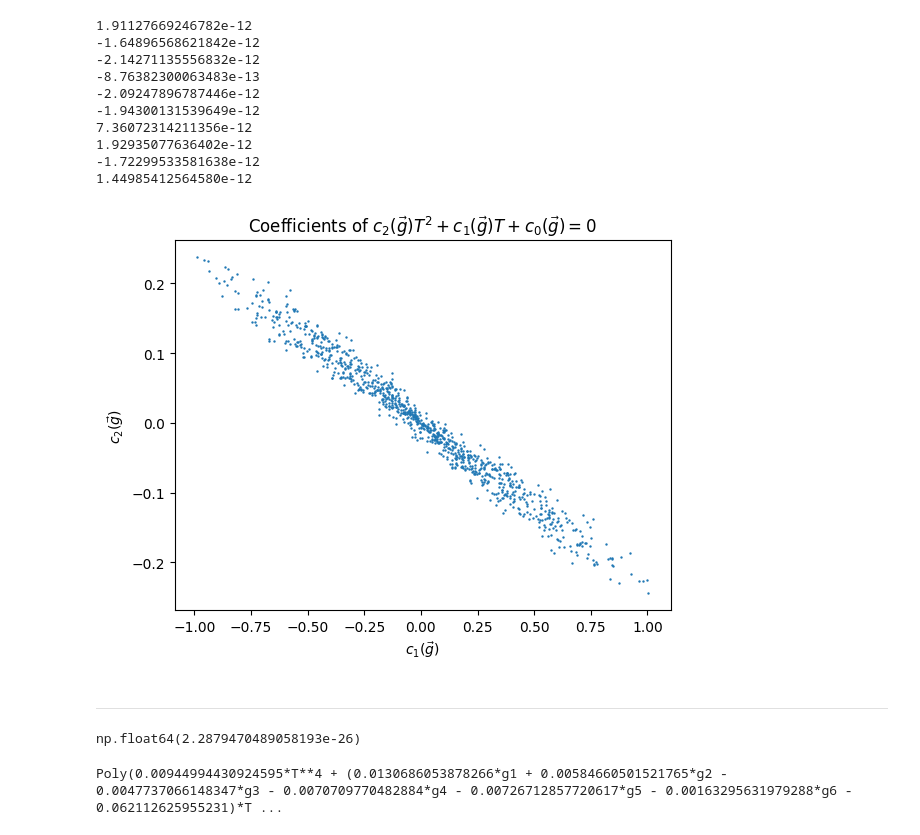
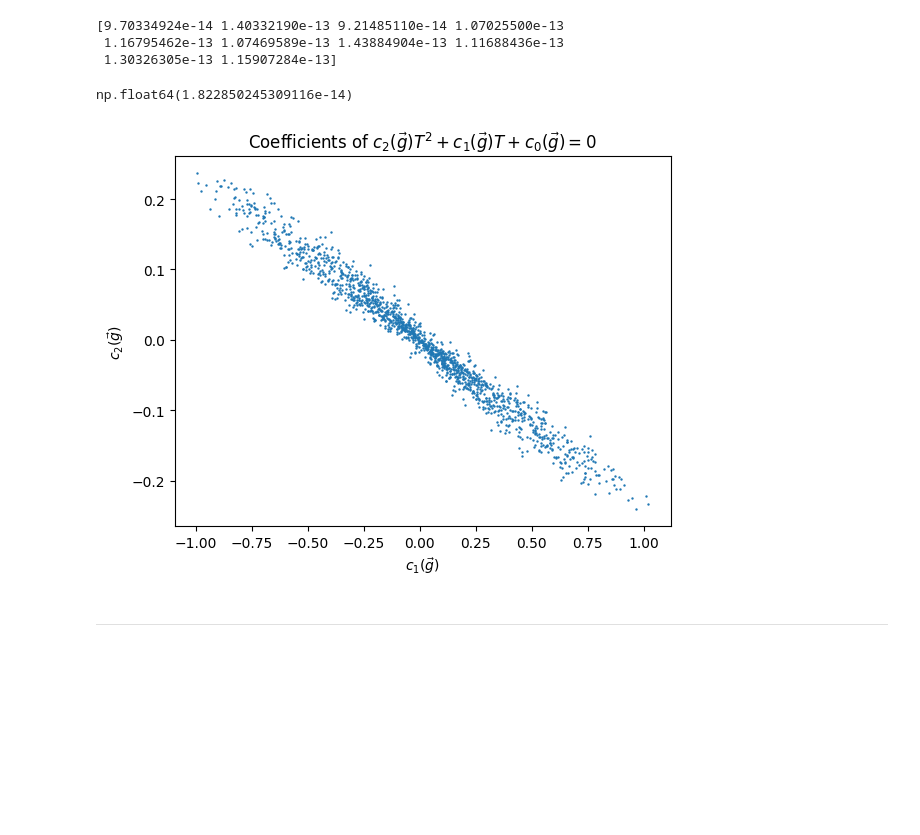
Before and after one commit to goessl/challenge-question, a Jupyter notebook: docs/going_vectorial/degree_3/rho3_implicit_fit.ipynb, the cells around one changed output. Saved outputs shown, nothing was run; the diff lists cells and outputs as text; code cells hidden in the pictures; blank space fills up the shorter version.

```diff
--- a/docs/going_vectorial/degree_3/rho3_implicit_fit.ipynb
+++ b/docs/going_vectorial/degree_3/rho3_implicit_fit.ipynb
@@ -3,17 +3,13 @@ import numpy as np
 from cq.numeric import *
 
 D = 3
-n = 2000
-gs, Ts = [], []
-T_matrix = T_matrix(D)
-for _ in range(n):
-    v, w = rand_ortho_pair(D+1)
-    rho = states_to_density(v, w)
-    T = (rho @ T_matrix).trace()
-    g = rho_to_g(rho)
-    Ts.append(T)
-    gs.append(g)
-gs, Ts = np.array(gs), np.array(Ts)
+n = 5000
+
+v, w = rand_ortho_pair(D+1, n)
+T = hermfkin(v) + hermfkin(w)
+rho = states_to_density(v, w)
+gs = rho_to_g(rho)
+gs, Ts = np.array(gs), np.array(T)
 # %%
 from sklearn.model_selection import train_test_split
 
@@ -167,64 +126,26 @@ $\displaystyle \operatorname{Poly}{\left( \left(- 0.0601966386285496 g_{1} + 0.0
 # %%
-from itertools import islice
-
-for g, T in islice(zip(gs, Ts), 10):
-    print(poly.subs(dict(zip(sp.symbols(f'g:{len(g)}'), g)) | {sp.Symbol('T'):T}))
+print(p(X_test[:10]))
+np.std(p(X_test))
 # %% [output]
-1.91127669246782e-12
--1.64896568621842e-12
--2.14271135556832e-12
--8.76382300063483e-13
--2.09247896787446e-12
--1.94300131539649e-12
-7.36072314211356e-12
-1.92935077636402e-12
--1.72299533581638e-12
-1.44985412564580e-12
+[9.70334924e-14 1.40332190e-13 9.21485110e-14 1.07025500e-13
+ 1.16795462e-13 1.07469589e-13 1.43884904e-13 1.11688436e-13
+ 1.30326305e-13 1.15907284e-13]
+np.float64(1.822850245309116e-14)
 # %%
 import matplotlib.pyplot as plt
-from tqdm.notebook import trange
+from tqdm.auto import tqdm
 
 fig, ax = plt.subplots()
 
-firsts, seconds = [], []
-for i in trange(1000):
-    g = gs[-i]
-    tmp = sp.Poly(poly.subs(dict(zip(sp.symbols(f'g:{len(g)}'), g))), sp.Symbol('T'))
-    firsts.append(float(tmp.as_dict().get((1,), 0)))
-    seconds.append(float(tmp.as_dict().get((2,), 0)))
+r = p.reduce(X_test[:,:-1]) #polynomials just in T
+assert np.allclose(r[:,-1], 0)
 
-plt.scatter(firsts, seconds, marker='o', s=(72./fig.dpi)**2)
+plt.scatter(r[:,1], r[:,2], marker='o', s=(72./fig.dpi)**2)
 plt.title(r'Coefficients of $c_2(\vec{g})T^2+c_1(\vec{g})T+c_0(\vec{g})=0$')
 plt.xlabel(r'$c_1(\vec{g})$')
 plt.ylabel(r'$c_2(\vec{g})$')
 plt.show()
 # %% [output]
-[figure, old version]
+[figure, new version]
 # %% [markdown]
 ---
-# %%
-p = ImplicitPolynomial(4)
-#errors at degrees
-#1: 0.025755734361205623
-#2: 0.0003061402633815249
-#3: 1.270077377801504e-26
-#4: 2.4513339832974906e-26
-p.fit(X_train)
-np.var(p.predict(X_test))
-# %% [output]
-np.float64(2.2879470489058193e-26)
-# %%
-expr, poly, variables = to_sympy(
-    p,
-    variable_names=[
-        'g1', 'g2', 'g3', 'g4', 'g5', 'g6', 'T'
-    ],
-)
-poly = sp.Poly.from_dict(
-    {k:v for k, v in poly.as_dict().items() if abs(float(v))>1e-10},
-    *poly.gens
-)
-poly = sp.Poly(poly, sp.Symbol('T'))
-poly
-# %% [output]
-Poly(0.00944994430924595*T**4 + (0.0130686053878266*g1 + 0.00584660501521765*g2 - 0.0047737066148347*g3 - 0.0070709770482884*g4 - 0.00726712857720617*g5 - 0.00163295631979288*g6 - 0.062112625955231)*T ...
```
Also changed, not shown: parts of 12 cells of this notebook, 18 other files.
